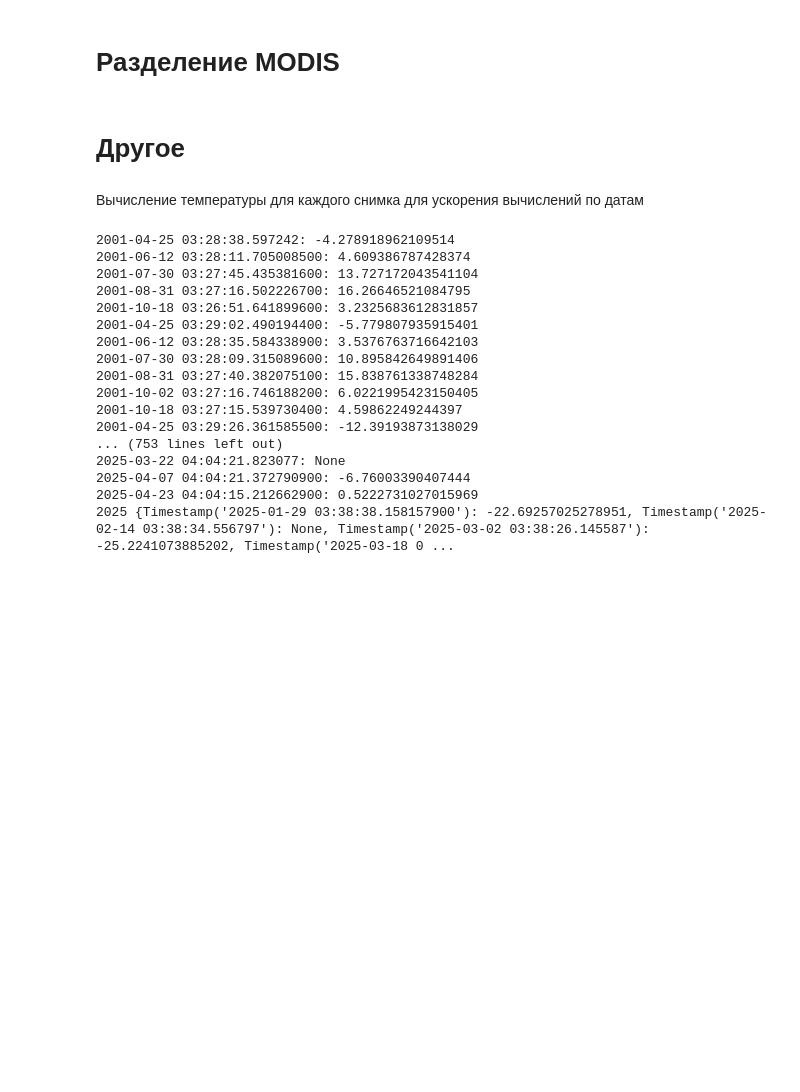
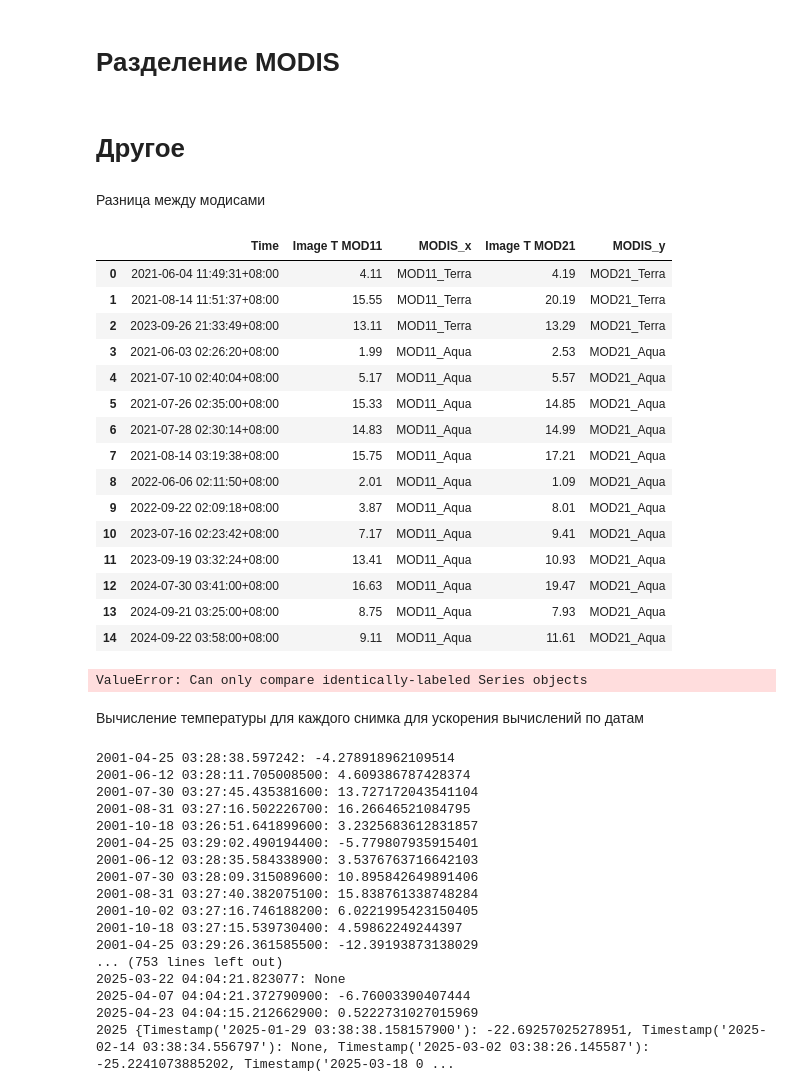
Before and after one commit to tobaffoon/baikal_vkr, a Jupyter notebook: Валидация/prepare_data.ipynb, the cells around one changed output. Saved outputs shown, nothing was run; the diff lists cells and outputs as text; code cells hidden in the pictures; blank space fills up the shorter version.

```diff
--- a/Валидация/prepare_data.ipynb
+++ b/Валидация/prepare_data.ipynb
@@ -377,6 +377,42 @@ mod21_day.to_csv('Данные_валидации/raw/mod21_day.csv', index=Fals
 mod21_night.to_csv('Данные_валидации/raw/mod21_night.csv', index=False)
 # %% [markdown]
 # Другое
+# %% [markdown]
+Разница между модисами
+# %%
+mod11_day_df_filtered = pd.read_csv('Данные_валидации/ready/mod11_day_filtered.csv')
+mod11_night_df_filtered = pd.read_csv('Данные_валидации/ready/mod11_night_filtered.csv')
+mod21_day_df_filtered = pd.read_csv('Данные_валидации/ready/mod21_day_filtered.csv')
+mod21_night_df_filtered = pd.read_csv('Данные_валидации/ready/mod21_night_filtered.csv')
+
+mod11_df_filtered = pd.concat([mod11_day_df_filtered, mod11_night_df_filtered], ignore_index=True, sort=False)
+mod21_df_filtered = pd.concat([mod21_day_df_filtered, mod21_night_df_filtered], ignore_index=True, sort=False)
+# %%
+prep_m11 = mod11_df_filtered[["Time", "Image T", "MODIS"]].rename(columns={"Image T": "Image T MOD11"})
+prep_m21 = mod21_df_filtered[["Time", "Image T", "MODIS"]].rename(columns={"Image T": "Image T MOD21"})
+found_diffs = pd.merge(prep_m11, prep_m21, on='Time')
+found_diffs
+# %% [output]
+|  | Time | Image T MOD11 | MODIS_x | Image T MOD21 | MODIS_y |
+| 0 | 2021-06-04 11:49:31+08:00 | 4.11 | MOD11_Terra | 4.19 | MOD21_Terra |
+| 1 | 2021-08-14 11:51:37+08:00 | 15.55 | MOD11_Terra | 20.19 | MOD21_Terra |
+| 2 | 2023-09-26 21:33:49+08:00 | 13.11 | MOD11_Terra | 13.29 | MOD21_Terra |
+| 3 | 2021-06-03 02:26:20+08:00 | 1.99 | MOD11_Aqua | 2.53 | MOD21_Aqua |
+| 4 | 2021-07-10 02:40:04+08:00 | 5.17 | MOD11_Aqua | 5.57 | MOD21_Aqua |
+| 5 | 2021-07-26 02:35:00+08:00 | 15.33 | MOD11_Aqua | 14.85 | MOD21_Aqua |
+| 6 | 2021-07-28 02:30:14+08:00 | 14.83 | MOD11_Aqua | 14.99 | MOD21_Aqua |
+| 7 | 2021-08-14 03:19:38+08:00 | 15.75 | MOD11_Aqua | 17.21 | MOD21_Aqua |
+| 8 | 2022-06-06 02:11:50+08:00 | 2.01 | MOD11_Aqua | 1.09 | MOD21_Aqua |
+| 9 | 2022-09-22 02:09:18+08:00 | 3.87 | MOD11_Aqua | 8.01 | MOD21_Aqua |
+| 10 | 2023-07-16 02:23:42+08:00 | 7.17 | MOD11_Aqua | 9.41 | MOD21_Aqua |
+| 11 | 2023-09-19 03:32:24+08:00 | 13.41 | MOD11_Aqua | 10.93 | MOD21_Aqua |
+| 12 | 2024-07-30 03:41:00+08:00 | 16.63 | MOD11_Aqua | 19.47 | MOD21_Aqua |
+| 13 | 2024-09-21 03:25:00+08:00 | 8.75 | MOD11_Aqua | 7.93 | MOD21_Aqua |
+| 14 | 2024-09-22 03:58:00+08:00 | 9.11 | MOD11_Aqua | 11.61 | MOD21_Aqua |
+# %%
+mod11_df_filtered[mod11_df_filtered["Time"] == mod21_df_filtered["Time"]]
+# %% [output]
+ValueError: Can only compare identically-labeled Series objects
 # %% [markdown]
 Вычисление температуры для каждого снимка для ускорения вычислений по датам
 # %%
```
Also changed, not shown: 32 other files.
